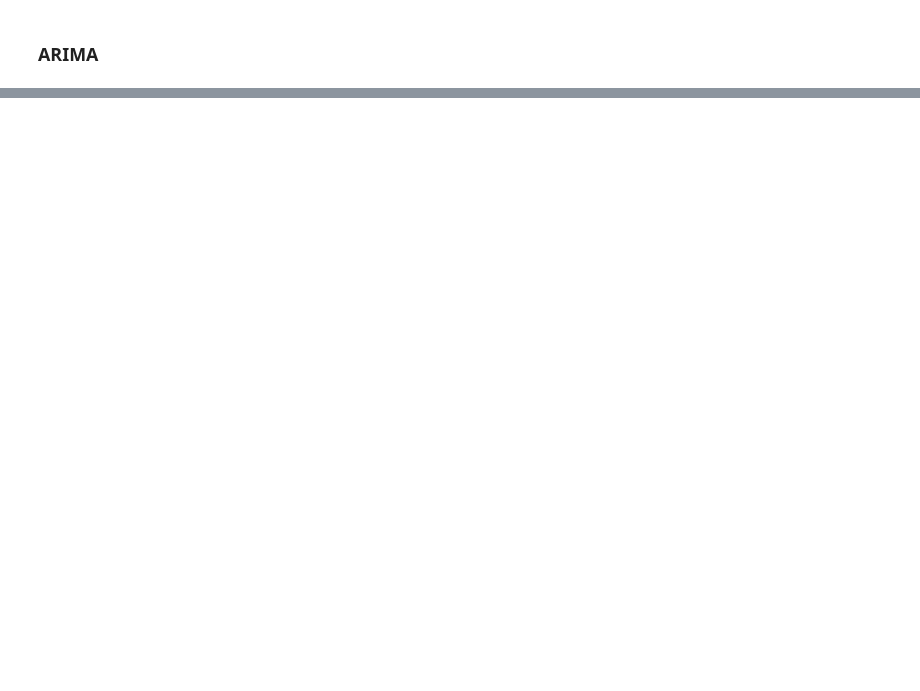
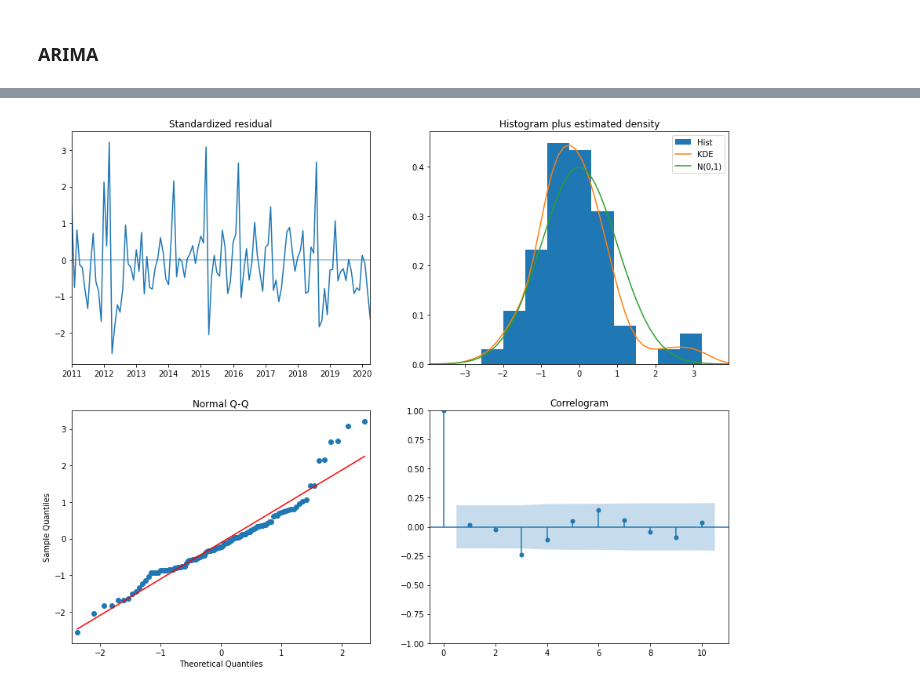
Before and after one commit to martinel-UAS/projects, a Jupyter notebook: 5. Master_thesis/3.Autoregression.ipynb, the cells around one changed output, grey strips where cells are left out. Saved outputs shown, nothing was run; the diff lists cells and outputs as text; code cells hidden in the pictures; blank space fills up the shorter version.

```diff
--- a/5. Master_thesis/3.Autoregression.ipynb
+++ b/5. Master_thesis/3.Autoregression.ipynb
@@ -108,0 +115,9 @@ fig.show()
+# %%
+test_size = 0.2         # Train/Test split
+
+# Split data into train and test sets
+from sklearn.model_selection import train_test_split
+train, test = train_test_split(df, test_size=test_size, random_state=42, shuffle=False)
+
+# Print shape
+train.shape, test.shape
@@ -212,16 +353,16 @@ WARNING: Ignoring invalid distribution - (c:\programdata\anaconda3\lib\site-pack
 import pmdarima as pm
 
 #Standard ARIMA Model
-ARIMA_model = pm.auto_arima(df[dep_var'],
-                      start_p=1,
-                      start_q=1,
-                      test='adf', # use adftest to find optimal 'd'
-                      max_p=3, max_q=3, # maximum p and q
-                      m=1, # frequency of series (if m==1, seasonal is set to FALSE automatically)
-                      d=None,# let model determine 'd'
-                      seasonal=False, # No Seasonality for standard ARIMA
-                      trace=False, #logs
-                      error_action='warn', #shows errors ('ignore' silences these)
-                      suppress_warnings=True,
-                      stepwise=True)
+ARIMA_model = pm.auto_arima(train[dep_var],
+                    start_p=1,
+                    start_q=1,
+                    test='adf',                 # Use adftest to find optimal 'd'
+                    max_p=3, max_q=3,           # Maximum p and q
+                    m=1,                        # Frequency of series (if m==1, seasonal is set to FALSE automatically)
+                    d=None,                     # Let model determine 'd'
+                    seasonal=False,             # No Seasonality for standard ARIMA
+                    trace=True,                 # Logs
+                    error_action= 'warn',       # Shows errors ('ignore' silences these)
+                    suppress_warnings=True,
+                    stepwise=True)
 # %% [output]
@@ -228,0 +383,5 @@ ModuleNotFoundError: No module named 'pmdarima'
+# %%
+ARIMA_model.plot_diagnostics(figsize=(15,12))
+plt.show()
+# %% [output]
+[figure, added]
```
Also changed, not shown: parts of 39 cells of this notebook, 1 other file.
